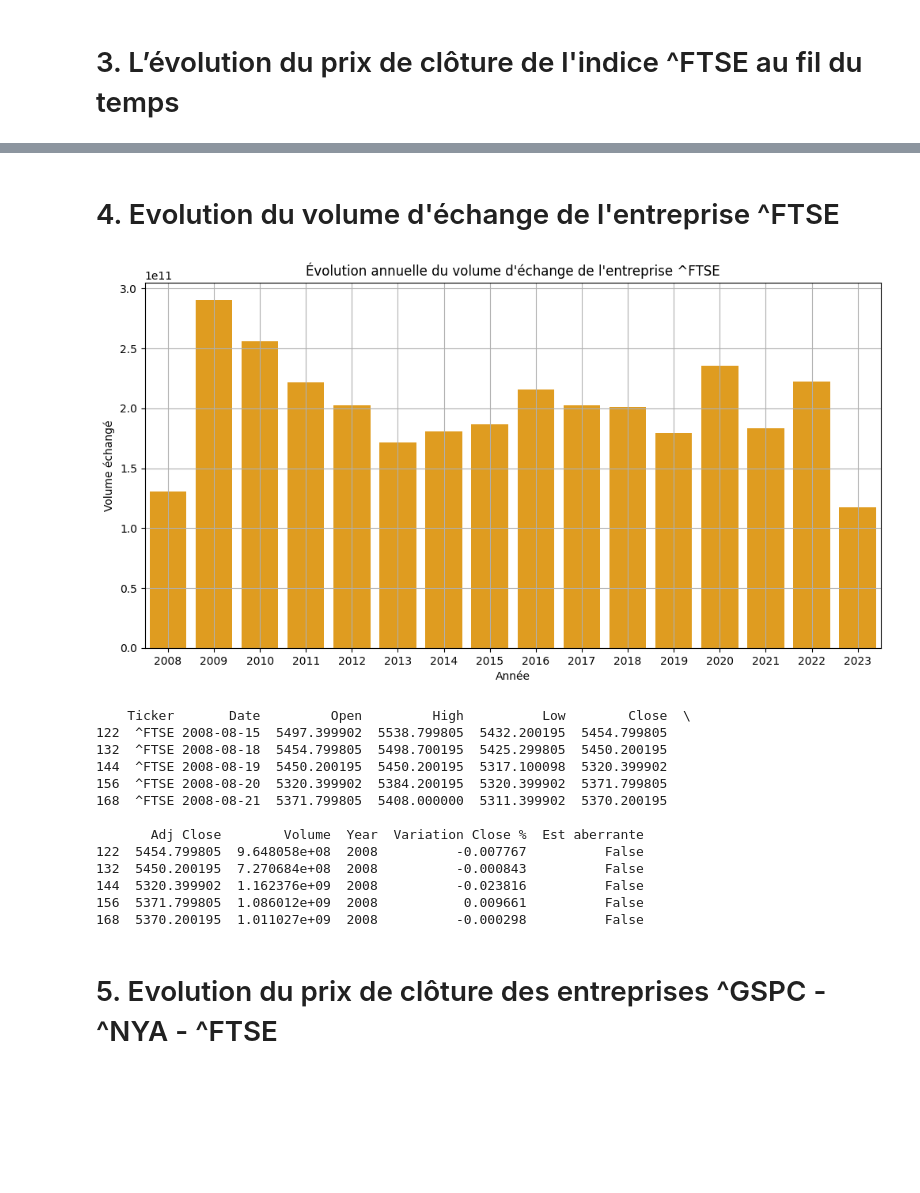
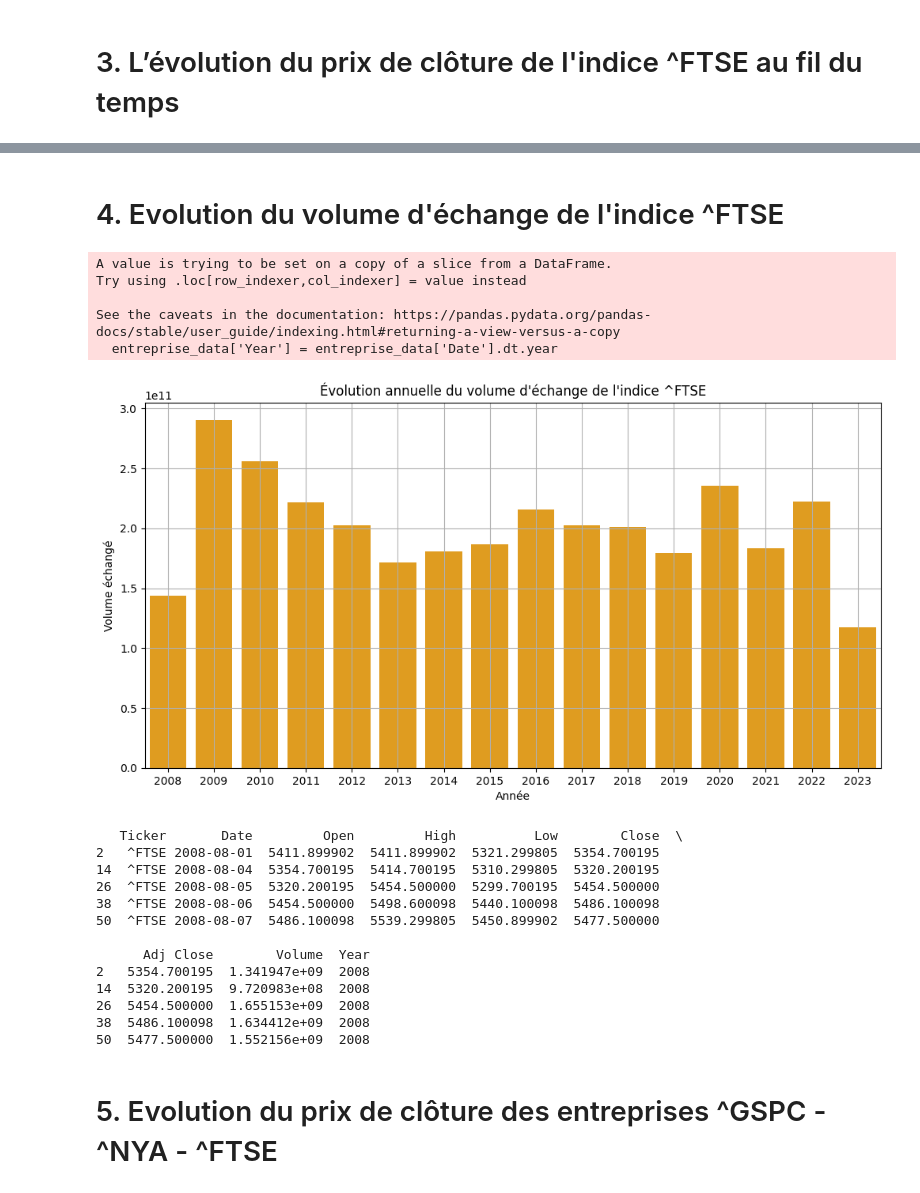
Before and after one commit to fburygit/Projet-Analyse-Marche--Financier, a Jupyter notebook: analyse_marche_financier.ipynb, the cells around one changed output, grey strips where cells are left out. Saved outputs shown, nothing was run; the diff lists cells and outputs as text; code cells hidden in the pictures; blank space fills up the shorter version.

```diff
--- a/analyse_marche_financier.ipynb
+++ b/analyse_marche_financier.ipynb
@@ -39,7 +39,7 @@ all_data.to_csv(chemin_fichier_final, index=False)
 # Vérifier les valeurs manquantes et les types de données avec .info()
 print("Valeurs manquantes avant nettoyage :\n", all_data.isnull().sum())
 
-    # Supprimer les lignes contenant des valeurs manquantes
+# Supprimer les lignes contenant des valeurs manquantes
 cleaned_data = all_data.dropna()
 
 print("Valeurs manquantes après nettoyage :\n", cleaned_data.isnull().sum())
@@ -47,6 +47,11 @@ print("Valeurs manquantes après nettoyage :\n", cleaned_data.isnull().sum())
 print("\nInformation sur le DataFrame nettoyé :")
 print(cleaned_data.info())
 
+# Vérification des doublons
+duplicated_rows = cleaned_data.duplicated().sum()
+print(f"Nombre de doublons : {duplicated_rows}")
+cleaned_data = cleaned_data.drop_duplicates()
+
 # Convertir la colonne Date en format datetime
 cleaned_data['Date']=pd.to_datetime(cleaned_data['Date'])
 
@@ -123,35 +109,42 @@ plt.show()
 # %% [markdown]
-# 4. Evolution du volume d'échange de l'entreprise ^FTSE
+# 4. Evolution du volume d'échange de l'indice ^FTSE
 # %%
+# Extraire l'année en créant un nouvelle colonne à partir de la colonne Date
+entreprise_data['Year'] = entreprise_data['Date'].dt.year
 
 # Mise à jour de la colonne Year par la somme des volumes par an
 
 volume_annuel_echange_FTSE = entreprise_data.groupby('Year')['Volume'].sum().reset_index()
 
 plt.figure(figsize=(12, 6))
 sns.barplot(x='Year', y='Volume', data=volume_annuel_echange_FTSE, color='orange')
-plt.title(f"Évolution annuelle du volume d'échange de l'entreprise {entreprise}")
+plt.title(f"Évolution annuelle du volume d'échange de l'indice {entreprise}")
 plt.xlabel("Année")
 plt.ylabel("Volume échangé")
 plt.grid()
 plt.show()
 
 print(entreprise_data.head())
 # %% [output]
+A value is trying to be set on a copy of a slice from a DataFrame.
+Try using .loc[row_indexer,col_indexer] = value instead
+
+See the caveats in the documentation: https://pandas.pydata.org/pandas-docs/stable/user_guide/indexing.html#returning-a-view-versus-a-copy
+  entreprise_data['Year'] = entreprise_data['Date'].dt.year
-[figure, old version]
+[figure, new version]
-    Ticker       Date         Open         High          Low        Close  \
-122  ^FTSE 2008-08-15  5497.399902  5538.799805  5432.200195  5454.799805
-132  ^FTSE 2008-08-18  5454.799805  5498.700195  5425.299805  5450.200195
-144  ^FTSE 2008-08-19  5450.200195  5450.200195  5317.100098  5320.399902
-156  ^FTSE 2008-08-20  5320.399902  5384.200195  5320.399902  5371.799805
-168  ^FTSE 2008-08-21  5371.799805  5408.000000  5311.399902  5370.200195
-
-       Adj Close        Volume  Year  Variation Close %  Est aberrante
-122  5454.799805  9.648058e+08  2008          -0.007767          False
-132  5450.200195  7.270684e+08  2008          -0.000843          False
-144  5320.399902  1.162376e+09  2008          -0.023816          False
-156  5371.799805  1.086012e+09  2008           0.009661          False
-168  5370.200195  1.011027e+09  2008          -0.000298          False
+   Ticker       Date         Open         High          Low        Close  \
+2   ^FTSE 2008-08-01  5411.899902  5411.899902  5321.299805  5354.700195
+14  ^FTSE 2008-08-04  5354.700195  5414.700195  5310.299805  5320.200195
+26  ^FTSE 2008-08-05  5320.200195  5454.500000  5299.700195  5454.500000
+38  ^FTSE 2008-08-06  5454.500000  5498.600098  5440.100098  5486.100098
+50  ^FTSE 2008-08-07  5486.100098  5539.299805  5450.899902  5477.500000
+
+      Adj Close        Volume  Year
+2   5354.700195  1.341947e+09  2008
+14  5320.200195  9.720983e+08  2008
+26  5454.500000  1.655153e+09  2008
+38  5486.100098  1.634412e+09  2008
+50  5477.500000  1.552156e+09  2008
 # %% [markdown]
 # 5. Evolution du prix de clôture des entreprises ^GSPC - ^NYA - ^FTSE
 # %%
```
Also changed, not shown: parts of 6 cells of this notebook.
